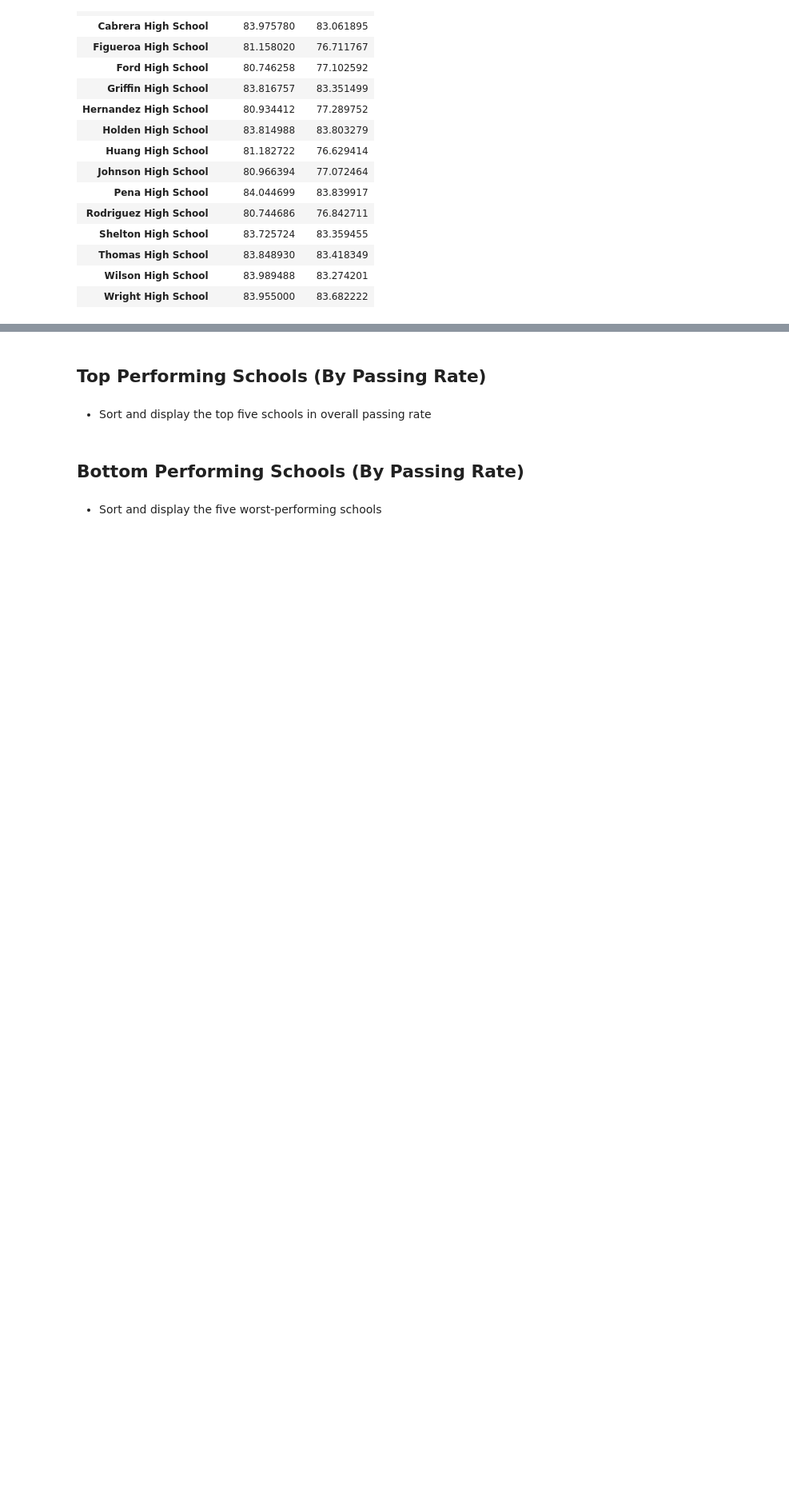
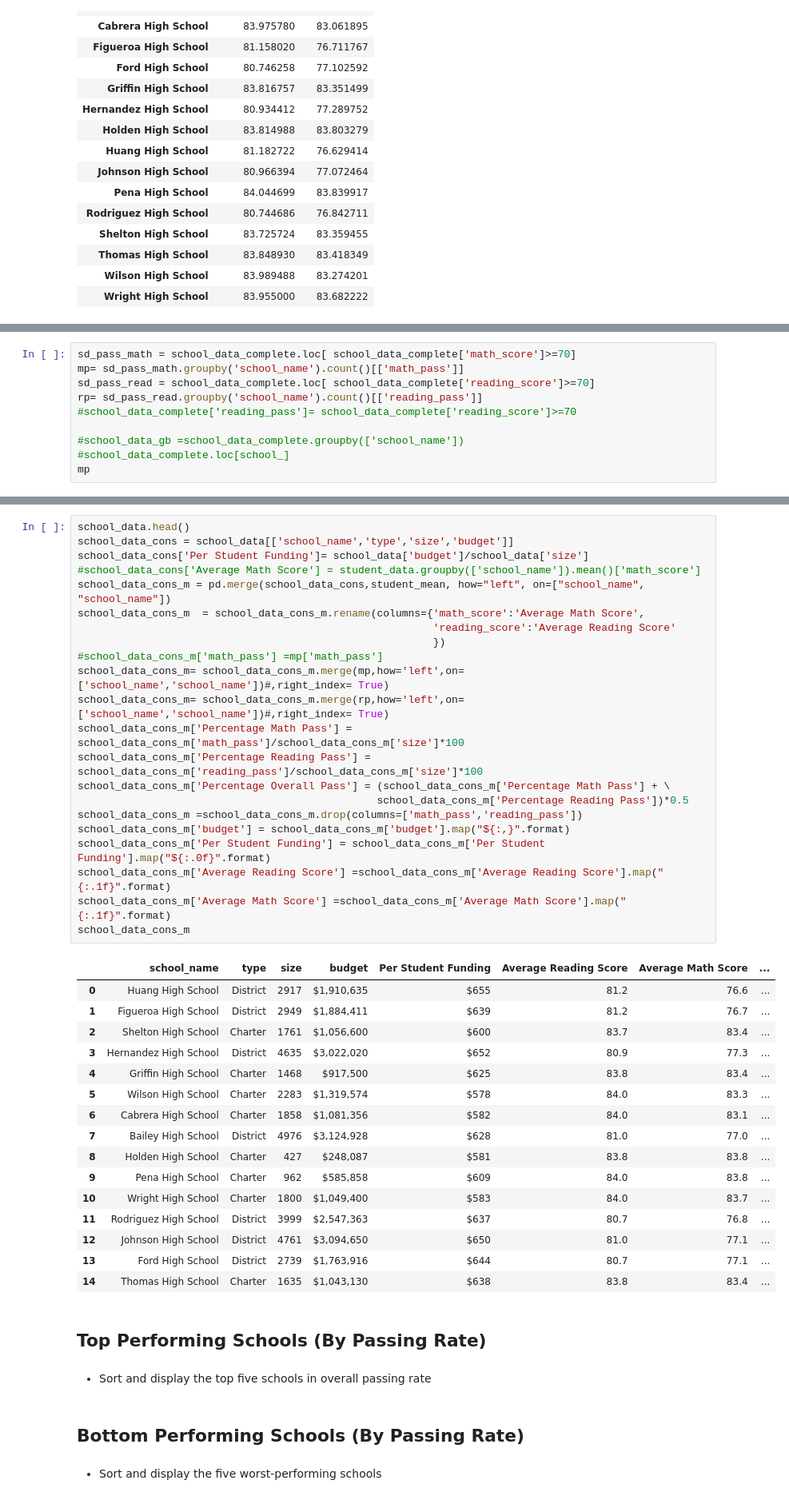
Before and after one commit to jzefron/NUHwPanda, a Jupyter notebook: PyCitySchools_jze.ipynb, the cells around one changed output, grey strips where cells are left out. Shown at 80% size. Drawn from its saved outputs; the diff is of its cells as text; blank space fills up the shorter version.

Commit message:
filling some table

```diff
--- a/PyCitySchools_jze.ipynb
+++ b/PyCitySchools_jze.ipynb
@@ -172,0 +143,10 @@ school_data_cons_m  = school_data_cons_m.rename(columns={'reading_score':'Averag
+# %%
+sd_pass_math = school_data_complete.loc[ school_data_complete['math_score']>=70]
+mp= sd_pass_math.groupby('school_name').count()[['math_pass']]
+sd_pass_read = school_data_complete.loc[ school_data_complete['reading_score']>=70]
+rp= sd_pass_read.groupby('school_name').count()[['reading_pass']]
+#school_data_complete['reading_pass']= school_data_complete['reading_score']>=70
+
+#school_data_gb =school_data_complete.groupby(['school_name'])
+#school_data_complete.loc[school_]
+mp
@@ -173,3 +171,42 @@ school_data_cons_m  = school_data_cons_m.rename(columns={'reading_score':'Averag
+# %%
+school_data.head()
+school_data_cons = school_data[['school_name','type','size','budget']]
+school_data_cons['Per Student Funding']= school_data['budget']/school_data['size']
+#school_data_cons['Average Math Score'] = student_data.groupby(['school_name']).mean()['math_score']
+school_data_cons_m = pd.merge(school_data_cons,student_mean, how="left", on=["school_name", "school_name"])
+school_data_cons_m  = school_data_cons_m.rename(columns={'math_score':'Average Math Score',
+                                                         'reading_score':'Average Reading Score'
+                                                         })
+#school_data_cons_m['math_pass'] =mp['math_pass']
+school_data_cons_m= school_data_cons_m.merge(mp,how='left',on=['school_name','school_name'])#,right_index= True)
+school_data_cons_m= school_data_cons_m.merge(rp,how='left',on=['school_name','school_name'])#,right_index= True)
+school_data_cons_m['Percentage Math Pass'] = school_data_cons_m['math_pass']/school_data_cons_m['size']*100
+school_data_cons_m['Percentage Reading Pass'] = school_data_cons_m['reading_pass']/school_data_cons_m['size']*100
+school_data_cons_m['Percentage Overall Pass'] = (school_data_cons_m['Percentage Math Pass'] + \
+                                                school_data_cons_m['Percentage Reading Pass'])*0.5
+school_data_cons_m =school_data_cons_m.drop(columns=['math_pass','reading_pass'])
+school_data_cons_m['budget'] = school_data_cons_m['budget'].map("${:,}".format)
+school_data_cons_m['Per Student Funding'] = school_data_cons_m['Per Student Funding'].map("${:.0f}".format)
+school_data_cons_m['Average Reading Score'] =school_data_cons_m['Average Reading Score'].map("{:.1f}".format)
+school_data_cons_m['Average Math Score'] =school_data_cons_m['Average Math Score'].map("{:.1f}".format)
+school_data_cons_m
+# %% [output]
+|  | school_name | type | size | budget | Per Student Funding | Average Reading Score | Average Math Score | ... |
+| 0 | Huang High School | District | 2917 | $1,910,635 | $655 | 81.2 | 76.6 | ... |
+| 1 | Figueroa High School | District | 2949 | $1,884,411 | $639 | 81.2 | 76.7 | ... |
+| 2 | Shelton High School | Charter | 1761 | $1,056,600 | $600 | 83.7 | 83.4 | ... |
+| 3 | Hernandez High School | District | 4635 | $3,022,020 | $652 | 80.9 | 77.3 | ... |
+| 4 | Griffin High School | Charter | 1468 | $917,500 | $625 | 83.8 | 83.4 | ... |
+| 5 | Wilson High School | Charter | 2283 | $1,319,574 | $578 | 84.0 | 83.3 | ... |
+| 6 | Cabrera High School | Charter | 1858 | $1,081,356 | $582 | 84.0 | 83.1 | ... |
+| 7 | Bailey High School | District | 4976 | $3,124,928 | $628 | 81.0 | 77.0 | ... |
+| 8 | Holden High School | Charter | 427 | $248,087 | $581 | 83.8 | 83.8 | ... |
+| 9 | Pena High School | Charter | 962 | $585,858 | $609 | 84.0 | 83.8 | ... |
+| 10 | Wright High School | Charter | 1800 | $1,049,400 | $583 | 84.0 | 83.7 | ... |
+| 11 | Rodriguez High School | District | 3999 | $2,547,363 | $637 | 80.7 | 76.8 | ... |
+| 12 | Johnson High School | District | 4761 | $3,094,650 | $650 | 81.0 | 77.1 | ... |
+| 13 | Ford High School | District | 2739 | $1,763,916 | $644 | 80.7 | 77.1 | ... |
+| 14 | Thomas High School | Charter | 1635 | $1,043,130 | $638 | 83.8 | 83.4 | ... |
 # %% [markdown]
 ## Top Performing Schools (By Passing Rate)
 # %% [markdown]
```
Also changed, not shown: parts of 3 cells of this notebook.
